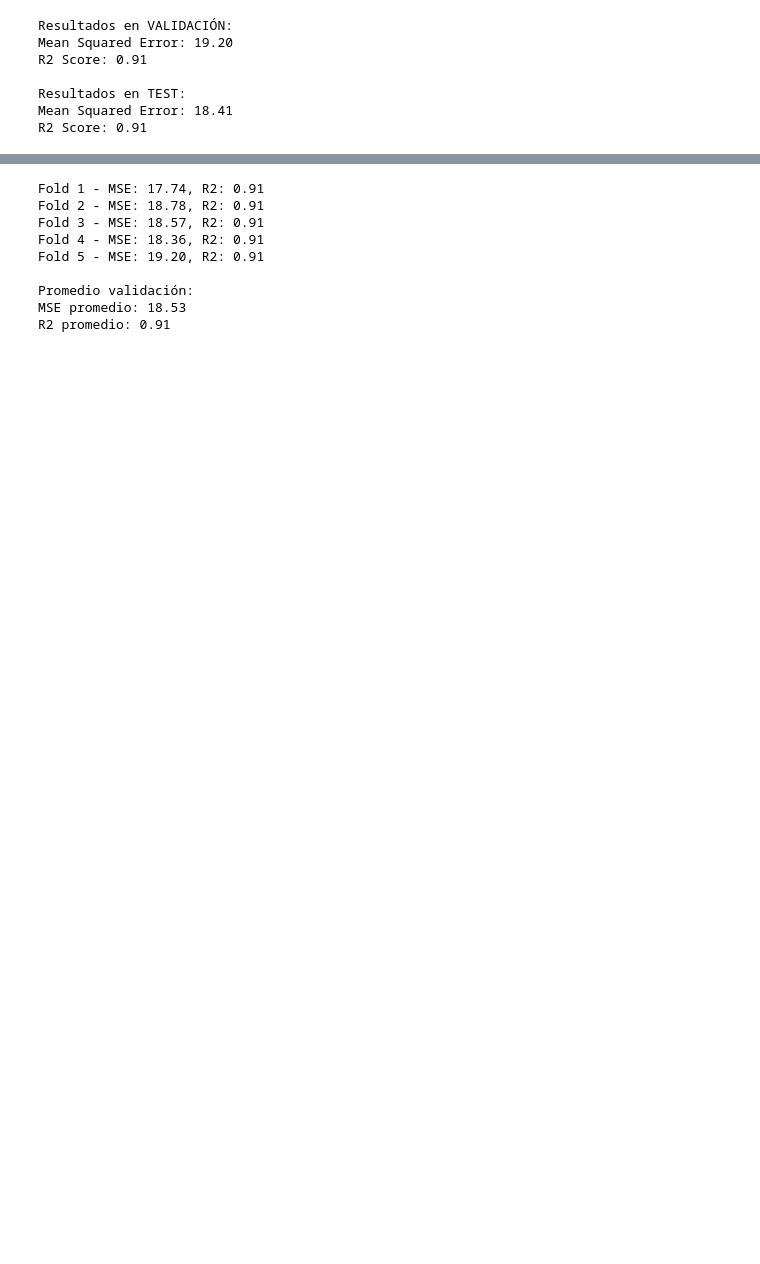
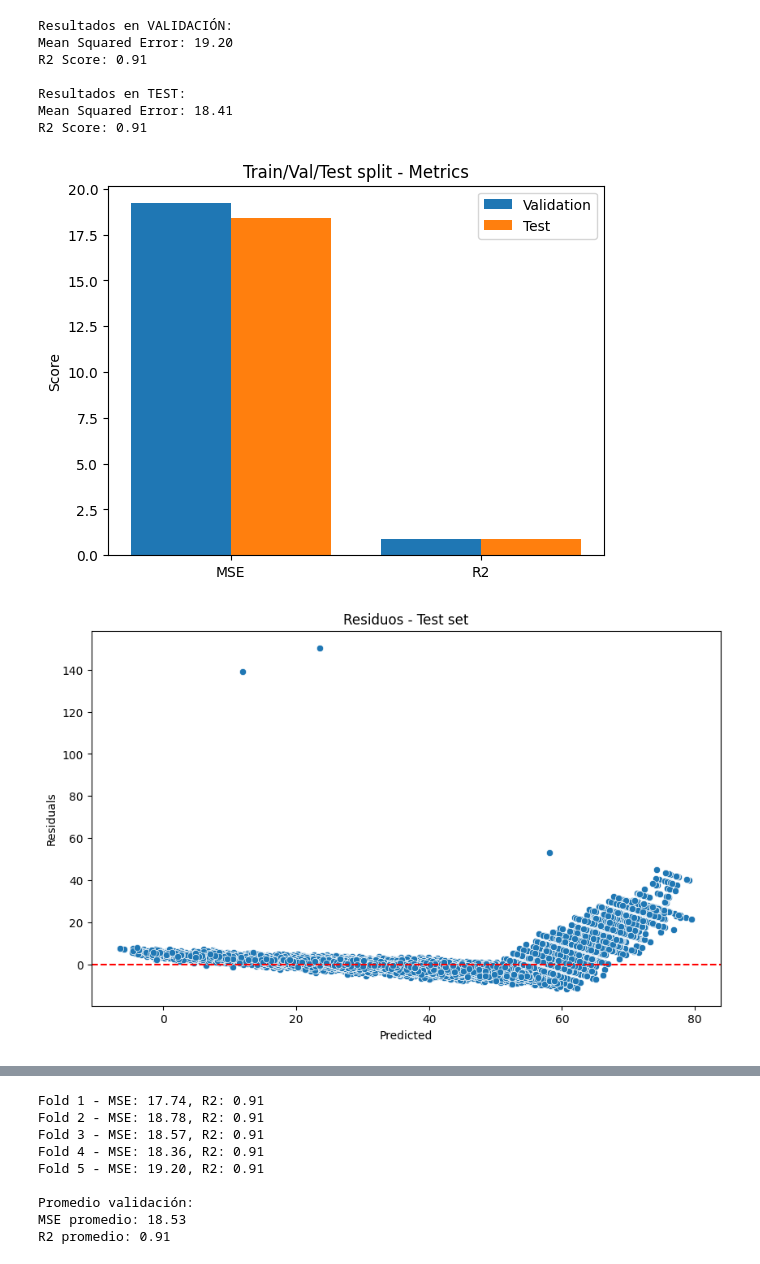
Before and after one commit to Israelamat/Study-and-prediction-of-U.S.-contamination, a Jupyter notebook: Proyecto_Final_IA_ML.ipynb, the cells around one changed output, grey strips where cells are left out. Drawn from its saved outputs; the diff is of its cells as text; code cells hidden in the pictures; blank space fills up the shorter version.

```diff
--- a/Proyecto_Final_IA_ML.ipynb
+++ b/Proyecto_Final_IA_ML.ipynb
@@ -978,3 +979,38 @@ R2 Score: 0.91
 Resultados en TEST:
 Mean Squared Error: 18.41
 R2 Score: 0.91
+# %%
+# --- Métricas ---
+metrics = ['MSE', 'R2']
+val_scores = [mse_val, r2_val]
+test_scores = [mse_test, r2_test]
+
+x = range(len(metrics))
+
+plt.bar(x, val_scores, width=0.4, label='Validation', align='center')
+plt.bar([i + 0.4 for i in x], test_scores, width=0.4, label='Test', align='center')
+
+plt.xticks([i + 0.2 for i in x], metrics)
+plt.ylabel('Score')
+plt.legend()
+plt.title('Train/Val/Test split - Metrics')
+plt.show()
+
+# --- Residuos en TEST ---
+residuals_test = y_test - y_test_pred
+
+plt.figure(figsize=(10,6))
+sns.scatterplot(x=y_test_pred, y=residuals_test)
+plt.axhline(0, color='red', linestyle='--')
+plt.xlabel('Predicted')
+plt.ylabel('Residuals')
+plt.title('Residuos - Test set')
+plt.show()
+
+plt.figure(figsize=(10,6))
+sns.histplot(residuals_test, kde=True)
+plt.title('Distribución residuos - Test set')
+plt.show()
+# %% [output]
+[figure, added]
+[figure, added]
```
Also changed, not shown: parts of 3 cells of this notebook.
